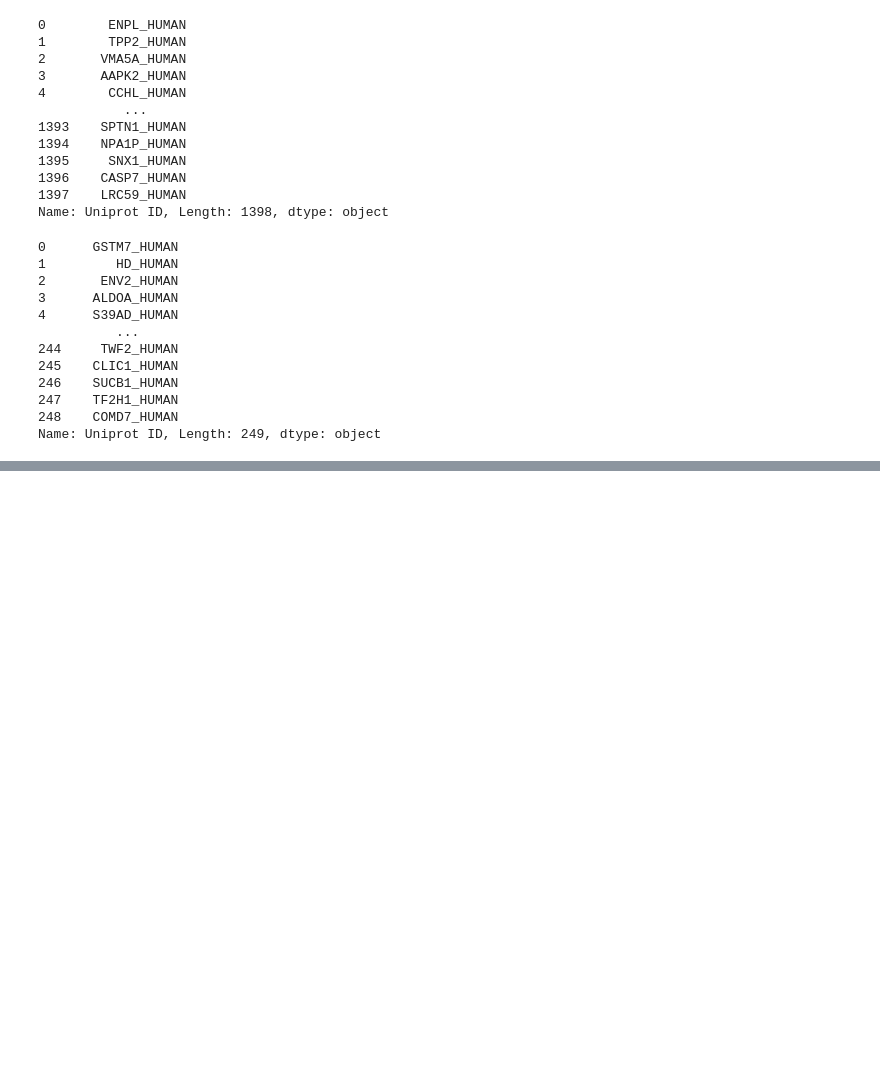
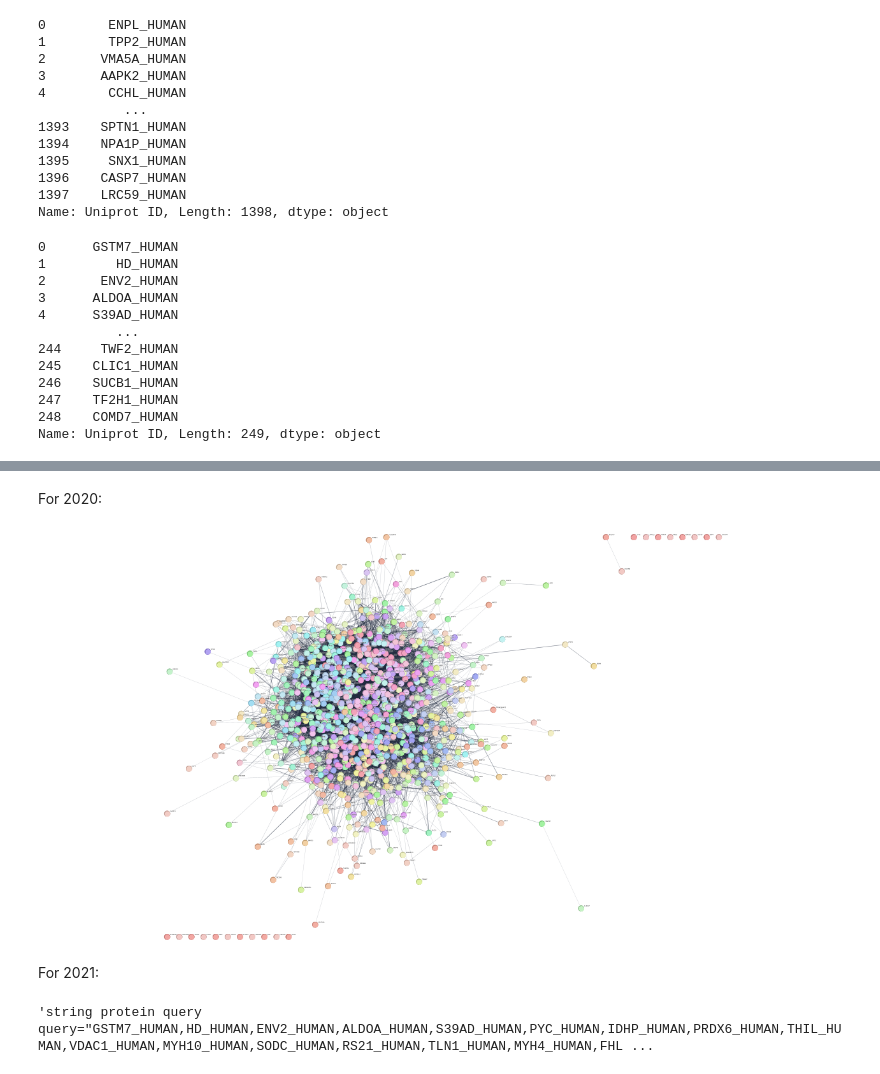
Before and after one commit to rohand2290/find-orthologs, a Jupyter notebook: find_orthologs.ipynb, the cells around one changed output, grey strips where cells are left out. Cells and saved outputs as stored; diff of their text form; code cells hidden in the pictures; blank space fills up the shorter version.

```diff
--- a/find_orthologs.ipynb
+++ b/find_orthologs.ipynb
@@ -162,0 +231,17 @@ acc_col_2023.to_csv("acc_col_2023.csv", index=False)
+# %% [markdown]
+For 2020:
+# %%
+query2020 = series_to_query(pd.read_csv("acc_col_2020.csv"))
+query2020
+p4c.delete_all_networks()
+p4c.commands_post(query2020)
+p4c.notebook_export_show_image()
+# %% [output]
+[figure, added]
+# %% [markdown]
+For 2021:
+# %%
+query2021 = series_to_query(pd.read_csv("acc_col_2021.csv"))
+query2021
+# %% [output]
+'string protein query query="GSTM7_HUMAN,HD_HUMAN,ENV2_HUMAN,ALDOA_HUMAN,S39AD_HUMAN,PYC_HUMAN,IDHP_HUMAN,PRDX6_HUMAN,THIL_HUMAN,VDAC1_HUMAN,MYH10_HUMAN,SODC_HUMAN,RS21_HUMAN,TLN1_HUMAN,MYH4_HUMAN,FHL ...
```
Also changed, not shown: parts of 19 cells of this notebook, 2 other files.
